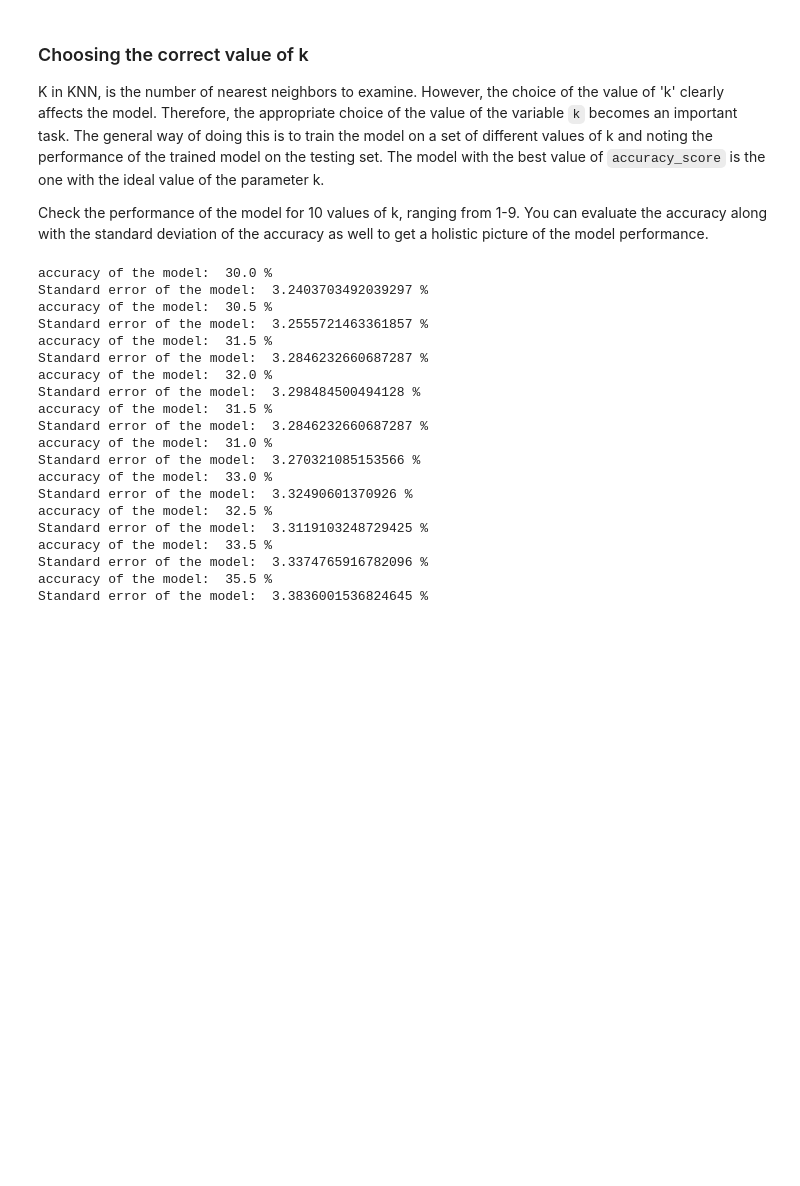
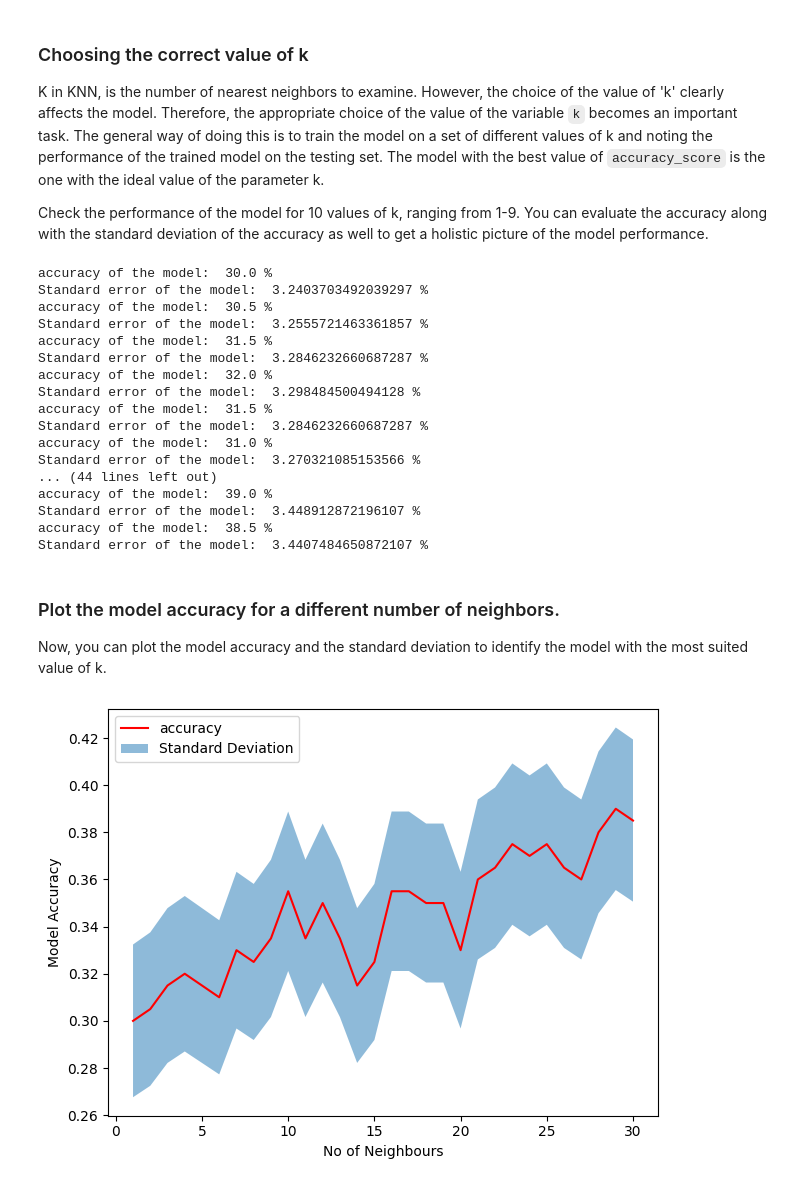
Before and after one commit to VishSeran/machine-learning-models, a Jupyter notebook: knn-model/k-nearest-neighbour.ipynb, the cells around one changed output. Saved outputs shown, nothing was run; the diff lists cells and outputs as text; code cells hidden in the pictures; blank space fills up the shorter version.

Commit message:
Knn model accuracy neighbour plotted

```diff
--- a/knn-model/k-nearest-neighbour.ipynb
+++ b/knn-model/k-nearest-neighbour.ipynb
@@ -189,7 +189,7 @@ K in KNN, is the number of nearest neighbors to examine. However, the choice of
 
 Check the performance of the model for 10 values of k, ranging from 1-9. You can evaluate the accuracy along with the standard deviation of the accuracy as well to get a holistic picture of the model performance.
 # %%
-ks = 10
+ks = 30
 acc = np.zeros(ks)
 std = np.zeros(ks)
 
@@ -216,11 +216,21 @@ accuracy of the model:  31.5 %
 Standard error of the model:  3.2846232660687287 %
 accuracy of the model:  31.0 %
 Standard error of the model:  3.270321085153566 %
-accuracy of the model:  33.0 %
-Standard error of the model:  3.32490601370926 %
-accuracy of the model:  32.5 %
-Standard error of the model:  3.3119103248729425 %
-accuracy of the model:  33.5 %
-Standard error of the model:  3.3374765916782096 %
-accuracy of the model:  35.5 %
-Standard error of the model:  3.3836001536824645 %
+... (44 lines left out)
+accuracy of the model:  39.0 %
+Standard error of the model:  3.448912872196107 %
+accuracy of the model:  38.5 %
+Standard error of the model:  3.4407484650872107 %
+# %% [markdown]
+### Plot the model accuracy for a different number of neighbors.
+Now, you can plot the model accuracy and the standard deviation to identify the model with the most suited value of k.
+# %%
+plt.plot(range(1,ks+1), acc,'r')
+plt.fill_between(range(1,1+ks), acc-1*std,acc+1*std,alpha = 0.5)
+plt.legend(("accuracy","Standard Deviation"))
+plt.ylabel("Model Accuracy")
+plt.xlabel("No of Neighbours")
+plt.tight_layout()
+plt.show()
+# %% [output]
+[figure, added]
```
